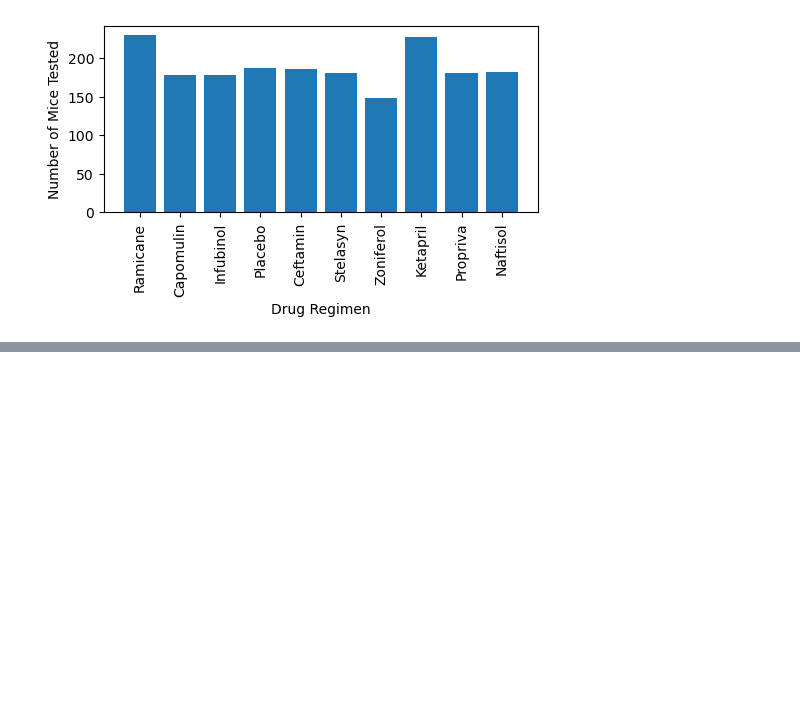
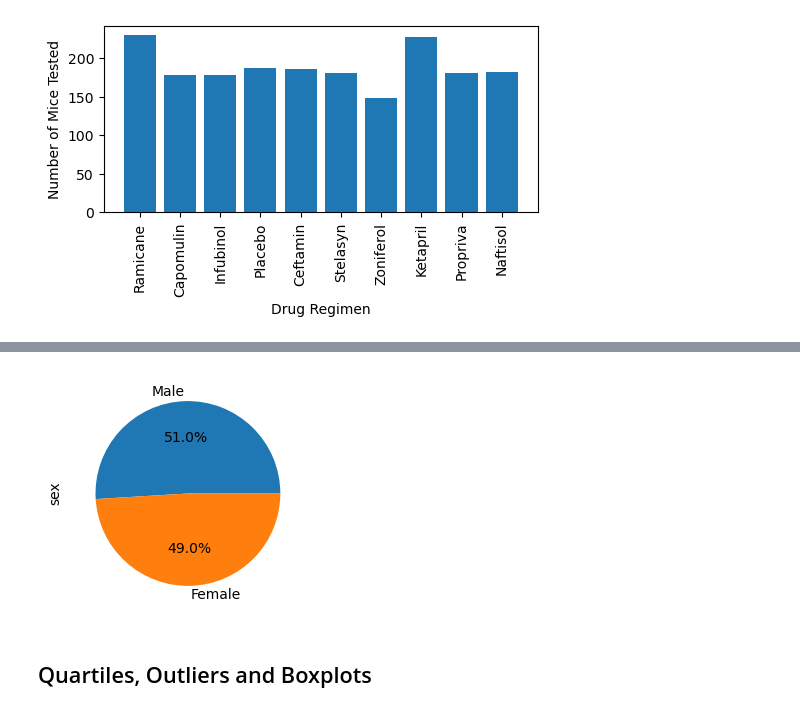
Before and after one commit to SolSolstice/matplotib-challenge, a Jupyter notebook: Pymaceuticals/pymaceuticals_workfile.ipynb, the cells around one changed output, grey strips where cells are left out. Saved outputs shown, nothing was run; the diff lists cells and outputs as text; code cells hidden in the pictures; blank space fills up the shorter version.

```diff
--- a/Pymaceuticals/pymaceuticals_workfile.ipynb
+++ b/Pymaceuticals/pymaceuticals_workfile.ipynb
@@ -194,0 +200,15 @@ plt.show()
+# %%
+# Generate a pie plot showing the distribution of female versus male mice using Pandas
+
+sex_counts = combined_data["Sex"].value_counts()
+sex_counts
+labels = ["Male","Female"]
+plt.pie(sex_counts,labels=labels,autopct="%1.1f%%")
+fig = plt.gcf()
+fig.set_size_inches(3,3)
+plt.ylabel("sex")
+plt.show()
+# %% [output]
+[figure, added]
+# %% [markdown]
+## Quartiles, Outliers and Boxplots
```
Also changed, not shown: parts of 8 cells of this notebook, 3 other files.
